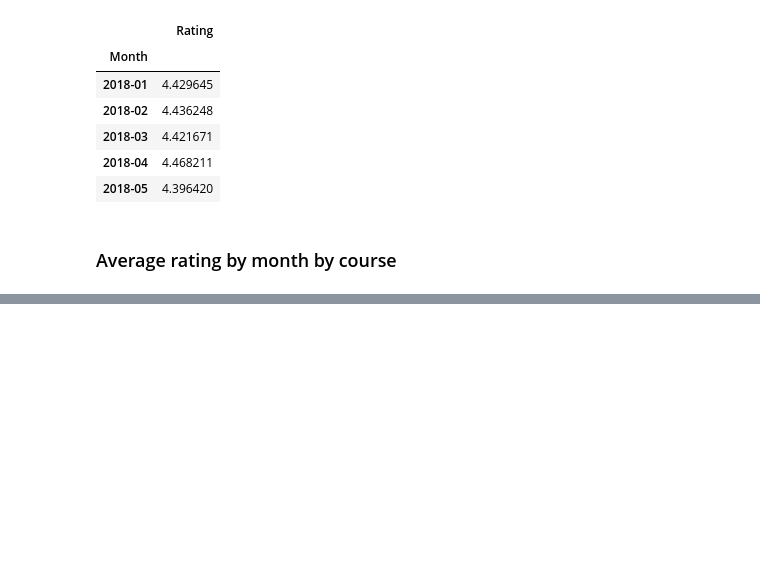
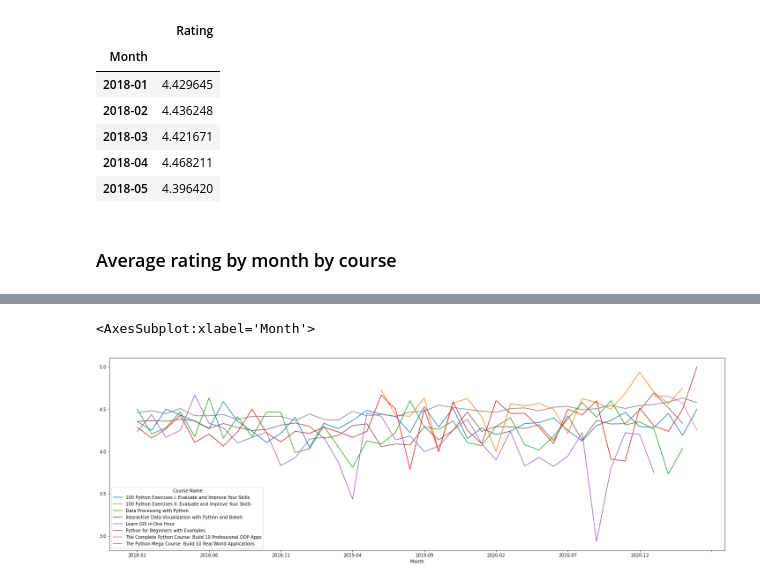
Before and after one commit to bsmith-a/testrepo, a Jupyter notebook: data vis/review_analysis/Visualisation.ipynb, the cells around one changed output, grey strips where cells are left out. Cells and saved outputs as stored; diff of their text form; code cells hidden in the pictures; blank space fills up the shorter version.

```diff
--- a/data vis/review_analysis/Visualisation.ipynb
+++ b/data vis/review_analysis/Visualisation.ipynb
@@ -68,6 +68,6 @@ month_average.head()
 ### Average rating by month by course
 # %%
 data['Month'] = data['Timestamp'].dt.strftime('%Y-%m')
-month_average_crs = data.groupby(['Month', 'Course Name']).mean().unstack()
-month_average_crs[:20]
+month_average_crs = data.groupby(['Month', 'Course Name'])['Rating'].mean().unstack()
+month_average_crs.plot(figsize=(25, 8))
 # %% [output]
@@ -92,0 +74,2 @@ month_average_crs[:20]
+<AxesSubplot:xlabel='Month'>
+[figure, added]
```
Also changed, not shown: parts of 7 cells of this notebook.
